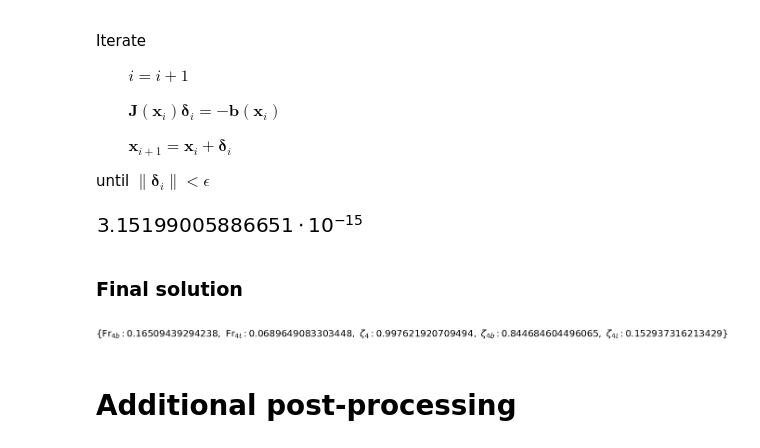
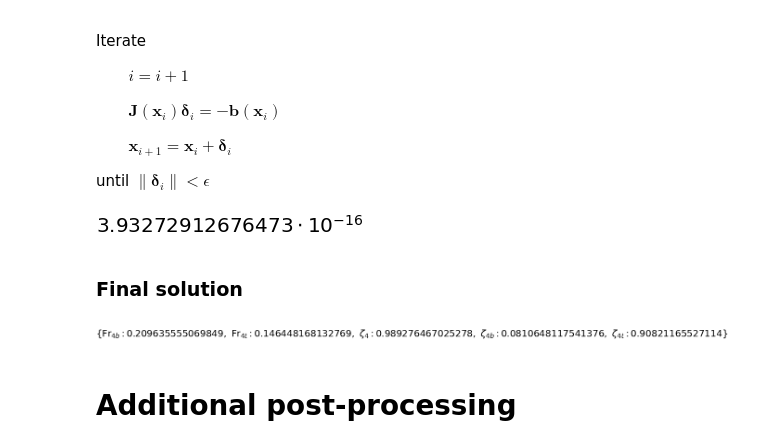
Before and after one commit to Pselae/MCTE_2020_2021, a Jupyter notebook: DiskActuator/CT_Newton_Raphson.ipynb, the cells around one changed output. Saved outputs shown, nothing was run; the diff lists cells and outputs as text; code cells hidden in the pictures.

```diff
--- a/DiskActuator/CT_Newton_Raphson.ipynb
+++ b/DiskActuator/CT_Newton_Raphson.ipynb
@@ -12,7 +12,7 @@ Eq.__getitem__ = lambda self, i: self.args[i]
 # %%
 ζ1, ζ4, ζ4t, ζ4b, ζ5 = symbols( r"\zeta_1, \zeta_4, \zeta_{4t}, \zeta_{4b}, \zeta_5" )
 # %%
-Fr1, Fr4, Fr4t, Fr4b, Fr5 = symbols( r"\mathrm{Fr}_1, \mathrm{Fr}_4, \mathrm{Fr}_{4t}, \mathrm{Fr}_{4b}, \mathrm{Fr}_5" )
+Fr1, Fr4t, Fr4b, Fr5 = symbols( r"\mathrm{Fr}_1, \mathrm{Fr}_{4t}, \mathrm{Fr}_{4b}, \mathrm{Fr}_5" )
 # %%
 B = symbols( "B")
 nt = symbols( "n_t")
@@ -22,6 +22,6 @@ Fr2t = symbols( "\mathrm{Fr}_{2t}")
 # %% [markdown]
 # Data of the problem
 # %%
-data = { B: 0.1, ζ1: 1, Fr1: 0.15, C_T: 1.0 }
+data = { B: 0.9, ζ1: 1, Fr1: 0.15, C_T: 1.0 }
 data
 # %% [output]
@@ -99,28 +99,28 @@ until $\| \boldsymbol{\delta}_i \| < \epsilon$
 # %%
 values1 = Matrix( [ 0.99, 0.25, 0.73, 0.13, 0.20 ] )
 
-for i in range( 20 ):
+for i in range( 40 ):
   vv1 = dict( zip( vars1, values1 ) )
 
   BB = b.subs( vv1 )  # RHS
   JJ = J1.subs( vv1 ) # Jacobian
 
   delta = JJ.LUsolve( BB )
   values1 += delta
 
   if delta.norm() < 1E-14:
     break
 
 delta.norm()
 # %% [output]
-[figure, old version]
+[figure, new version]
 # %% [markdown]
 ### Final solution
 # %%
 sol1 = dict( zip( vars1, values1 ) )
 sol1
 # %% [output]
-[figure, old version]
+[figure, new version]
 # %% [markdown]
 # Additional post-processing
 # %%
```
Also changed, not shown: parts of 14 cells of this notebook.
